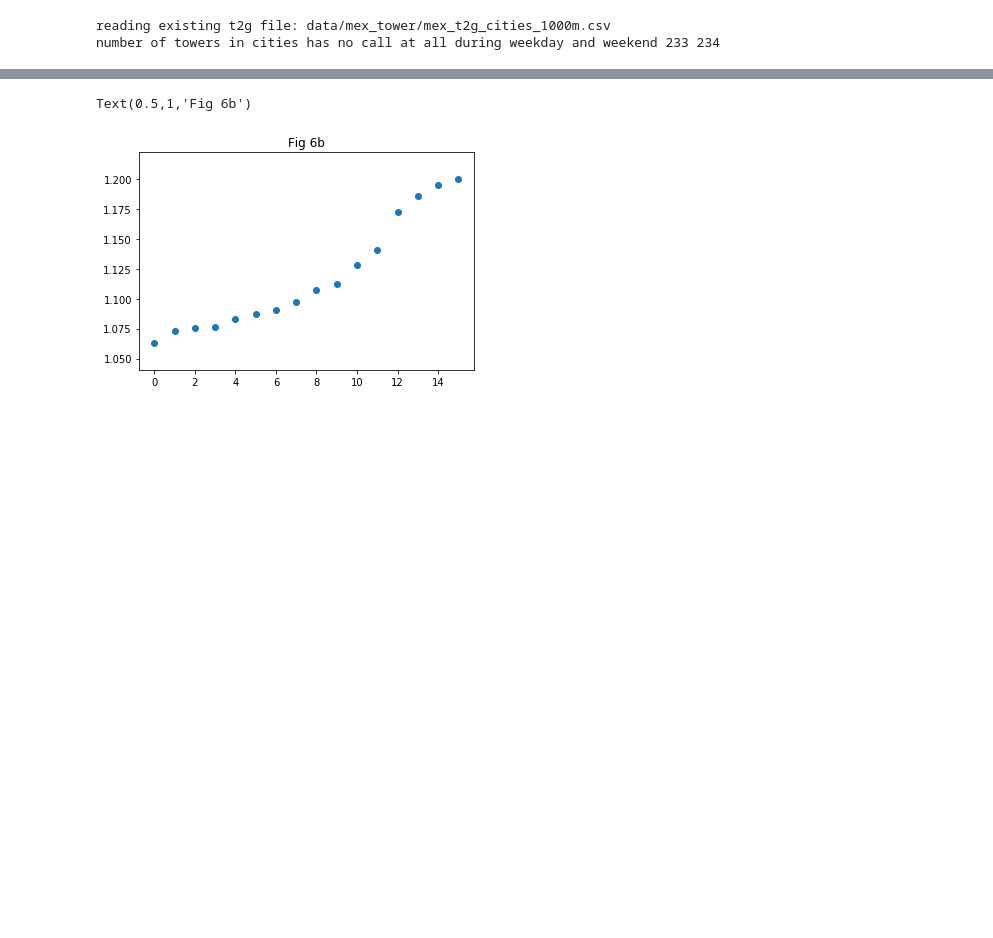
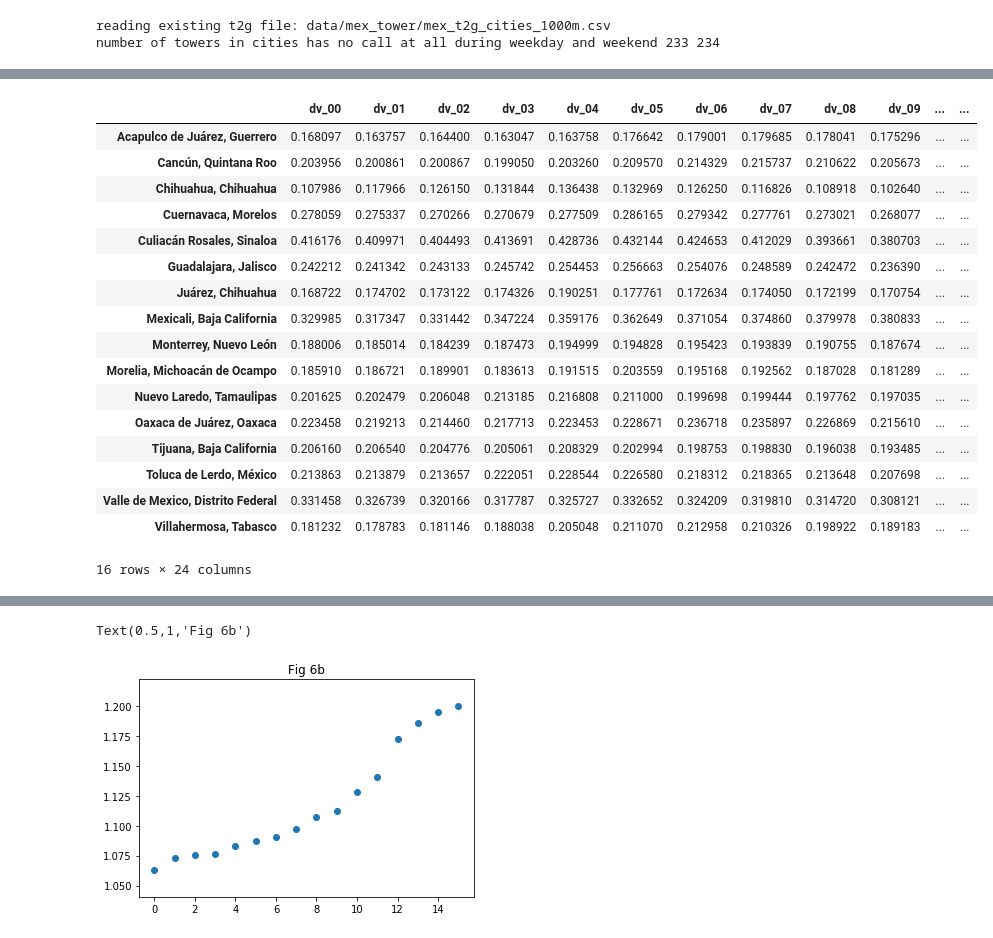
Before and after one commit to JHWu92/mob2crime, a Jupyter notebook: hotspot statistics.ipynb, the cells around one changed output, grey strips where cells are left out. Cells and saved outputs as stored; diff of their text form; code cells hidden in the pictures; blank space fills up the shorter version.

```diff
--- a/hotspot statistics.ipynb
+++ b/hotspot statistics.ipynb
@@ -93,3 +100,24 @@ offline.iplot({
+# %%
+dv_r_city.drop('dilatation coefficient', axis=1)
+# %% [output]
+|  | dv_00 | dv_01 | dv_02 | dv_03 | dv_04 | dv_05 | dv_06 | dv_07 | dv_08 | dv_09 | ... | ... |
+| Acapulco de Juárez, Guerrero | 0.168097 | 0.163757 | 0.164400 | 0.163047 | 0.163758 | 0.176642 | 0.179001 | 0.179685 | 0.178041 | 0.175296 | ... | ... |
+| Cancún, Quintana Roo | 0.203956 | 0.200861 | 0.200867 | 0.199050 | 0.203260 | 0.209570 | 0.214329 | 0.215737 | 0.210622 | 0.205673 | ... | ... |
+| Chihuahua, Chihuahua | 0.107986 | 0.117966 | 0.126150 | 0.131844 | 0.136438 | 0.132969 | 0.126250 | 0.116826 | 0.108918 | 0.102640 | ... | ... |
+| Cuernavaca, Morelos | 0.278059 | 0.275337 | 0.270266 | 0.270679 | 0.277509 | 0.286165 | 0.279342 | 0.277761 | 0.273021 | 0.268077 | ... | ... |
+| Culiacán Rosales, Sinaloa | 0.416176 | 0.409971 | 0.404493 | 0.413691 | 0.428736 | 0.432144 | 0.424653 | 0.412029 | 0.393661 | 0.380703 | ... | ... |
+| Guadalajara, Jalisco | 0.242212 | 0.241342 | 0.243133 | 0.245742 | 0.254453 | 0.256663 | 0.254076 | 0.248589 | 0.242472 | 0.236390 | ... | ... |
+| Juárez, Chihuahua | 0.168722 | 0.174702 | 0.173122 | 0.174326 | 0.190251 | 0.177761 | 0.172634 | 0.174050 | 0.172199 | 0.170754 | ... | ... |
+| Mexicali, Baja California | 0.329985 | 0.317347 | 0.331442 | 0.347224 | 0.359176 | 0.362649 | 0.371054 | 0.374860 | 0.379978 | 0.380833 | ... | ... |
+| Monterrey, Nuevo León | 0.188006 | 0.185014 | 0.184239 | 0.187473 | 0.194999 | 0.194828 | 0.195423 | 0.193839 | 0.190755 | 0.187674 | ... | ... |
+| Morelia, Michoacán de Ocampo | 0.185910 | 0.186721 | 0.189901 | 0.183613 | 0.191515 | 0.203559 | 0.195168 | 0.192562 | 0.187028 | 0.181289 | ... | ... |
+| Nuevo Laredo, Tamaulipas | 0.201625 | 0.202479 | 0.206048 | 0.213185 | 0.216808 | 0.211000 | 0.199698 | 0.199444 | 0.197762 | 0.197035 | ... | ... |
+| Oaxaca de Juárez, Oaxaca | 0.223458 | 0.219213 | 0.214460 | 0.217713 | 0.223453 | 0.228671 | 0.236718 | 0.235897 | 0.226869 | 0.215610 | ... | ... |
+| Tijuana, Baja California | 0.206160 | 0.206540 | 0.204776 | 0.205061 | 0.208329 | 0.202994 | 0.198753 | 0.198830 | 0.196038 | 0.193485 | ... | ... |
+| Toluca de Lerdo, México | 0.213863 | 0.213879 | 0.213657 | 0.222051 | 0.228544 | 0.226580 | 0.218312 | 0.218365 | 0.213648 | 0.207698 | ... | ... |
+| Valle de Mexico, Distrito Federal | 0.331458 | 0.326739 | 0.320166 | 0.317787 | 0.325727 | 0.332652 | 0.324209 | 0.319810 | 0.314720 | 0.308121 | ... | ... |
+| Villahermosa, Tabasco | 0.181232 | 0.178783 | 0.181146 | 0.188038 | 0.205048 | 0.211070 | 0.212958 | 0.210326 | 0.198922 | 0.189183 | ... | ... |
+16 rows × 24 columns
 # %%
 tmp = dv_r_city.drop('dilatation coefficient', axis=1)
 offline.iplot({
```
Also changed, not shown: parts of 6 cells of this notebook.
